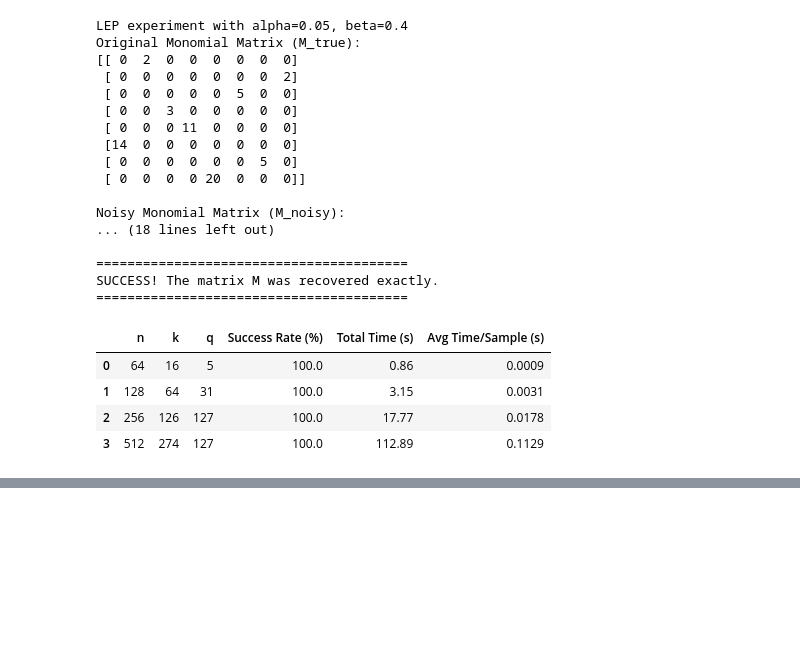
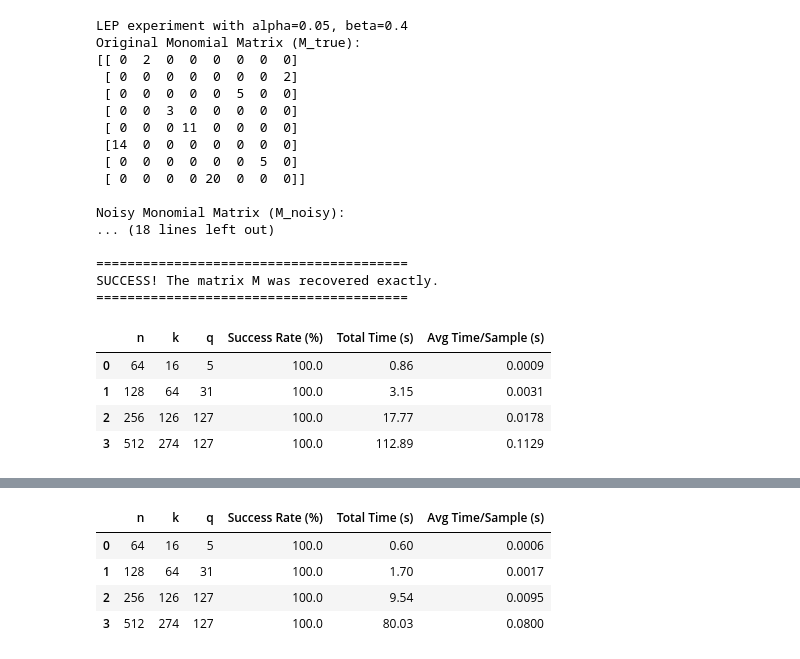
Before and after one commit to EstefaniaLaverde/PEP-LEP, a Jupyter notebook: Code/error_distribution_analysis.ipynb, the cells around one changed output, grey strips where cells are left out. Saved outputs shown, nothing was run; the diff lists cells and outputs as text; code cells hidden in the pictures; blank space fills up the shorter version.

```diff
--- a/Code/error_distribution_analysis.ipynb
+++ b/Code/error_distribution_analysis.ipynb
@@ -528,0 +660,8 @@ df_results
+# %%
+df_results
+# %% [output]
+|  | n | k | q | Success Rate (%) | Total Time (s) | Avg Time/Sample (s) |
+| 0 | 64 | 16 | 5 | 100.0 | 0.60 | 0.0006 |
+| 1 | 128 | 64 | 31 | 100.0 | 1.70 | 0.0017 |
+| 2 | 256 | 126 | 127 | 100.0 | 9.54 | 0.0095 |
+| 3 | 512 | 274 | 127 | 100.0 | 80.03 | 0.0800 |
```
Also changed, not shown: parts of 5 cells of this notebook.
